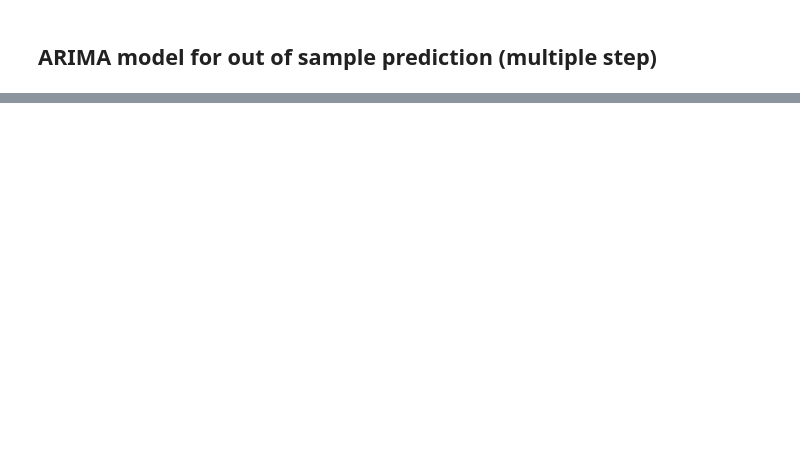
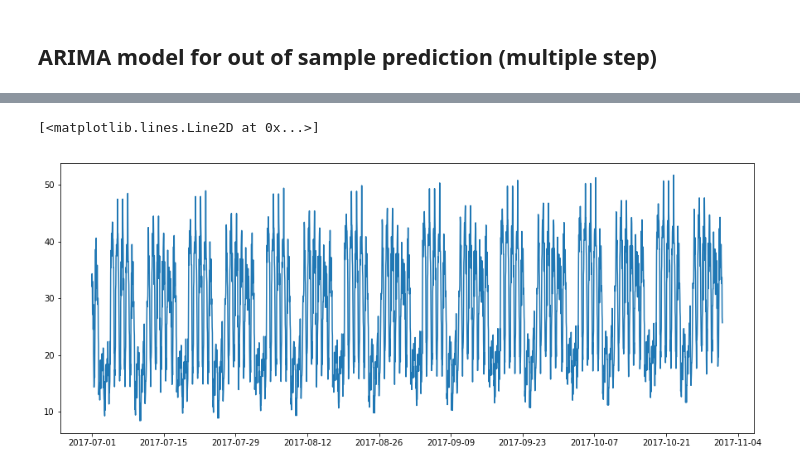
Before and after one commit to vermakanksha/hackathon_first, a Jupyter notebook: Solution_code_in_process.ipynb, the cells around one changed output, grey strips where cells are left out. Cells and saved outputs as stored; diff of their text form; code cells hidden in the pictures; blank space fills up the shorter version.

```diff
--- a/Solution_code_in_process.ipynb
+++ b/Solution_code_in_process.ipynb
@@ -483,0 +236,21 @@ plt.plot(test1_df)
+# %%
+# seasonal difference
+X = train1_df.values
+days_in_year = 365
+differenced = difference(X, days_in_year)
+# fit model
+model = ARIMA(differenced, order=(7,0,1))
+model_fit = model.fit(disp=0)
+
+# multi-step out-of-sample forecast
+forecast = model_fit.forecast(steps=2952)[0]
+# invert the differenced forecast to something usable
+history = [x for x in X]
+result1 = []
+step = 1
+for yhat in forecast:
+    inverted = inverse_difference(history, yhat, days_in_year)
+    print('Step %d: %f' % (step, inverted))
+    history.append(inverted)
+    result1.append(inverted[0])
+    step += 1
@@ -483,0 +358,21 @@ plt.plot(test1_df)
+# %%
+# seasonal difference
+X = train2_df.values
+days_in_year = 365
+differenced = difference(X, days_in_year)
+# fit model
+model = ARIMA(differenced, order=(7,0,1))
+model_fit = model.fit(disp=0)
+
+# multi-step out-of-sample forecast
+forecast = model_fit.forecast(steps=2952)[0]
+# invert the differenced forecast to something usable
+history = [x for x in X]
+result2 = []
+step = 1
+for yhat in forecast:
+    inverted = inverse_difference(history, yhat, days_in_year)
+    print('Step %d: %f' % (step, inverted))
+    history.append(inverted)
+    result2.append(inverted[0])
+    step += 1
@@ -483,0 +397,6 @@ plt.plot(test1_df)
+# %%
+test2_df["Vehicles"] = result2
+plt.plot(test2_df)
+# %% [output]
+[<matplotlib.lines.Line2D at 0x...>]
+[figure, added]
```
Also changed, not shown: parts of 87 cells of this notebook.
